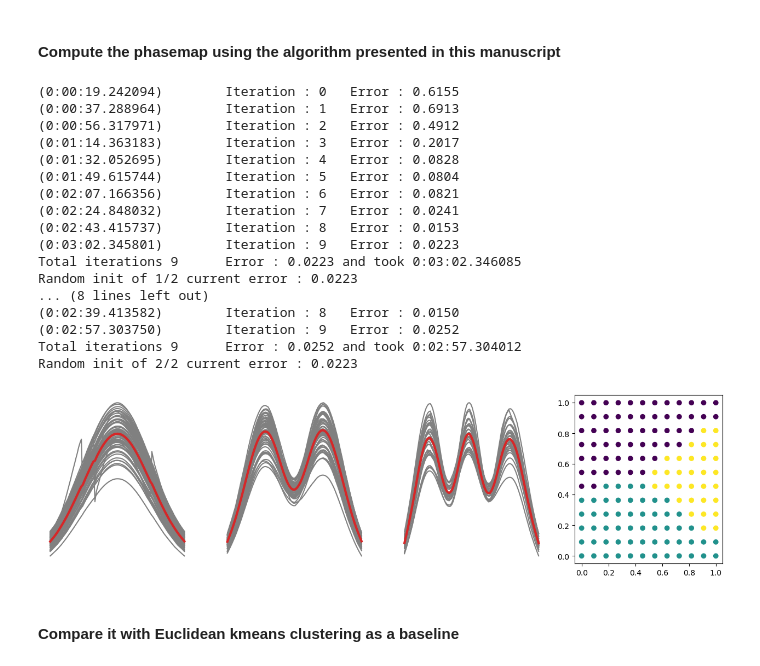
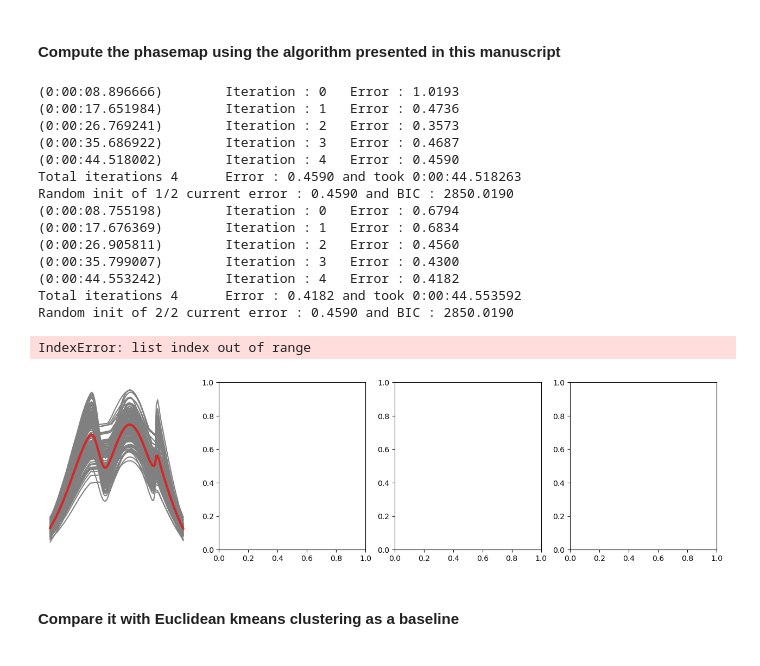
Before and after one commit to pozzo-research-group/autophasemap, a Jupyter notebook: example.ipynb, the cells around one changed output. Cells and saved outputs as stored; diff of their text form; code cells hidden in the pictures.

```diff
--- a/example.ipynb
+++ b/example.ipynb
@@ -112,36 +112,34 @@ def plot(data, out):
 # %% [markdown]
 #### Compute the phasemap using the algorithm presented in this manuscript
 # %%
-N_CLUSTERS = 3
-MAX_ITER = 10
+N_CLUSTERS = 1
+MAX_ITER = 5
 VERBOSE = 3
 
-out_elastic = multi_kmeans_run(2,
+out_elastic, bic = multi_kmeans_run(2,
                                data,
                                N_CLUSTERS,
                                max_iter=MAX_ITER,
                                verbose=VERBOSE,
                                smoothen=True)
 plot(data, out_elastic)
 # %% [output]
-(0:00:19.242094)        Iteration : 0   Error : 0.6155
-(0:00:37.288964)        Iteration : 1   Error : 0.6913
-(0:00:56.317971)        Iteration : 2   Error : 0.4912
-(0:01:14.363183)        Iteration : 3   Error : 0.2017
-(0:01:32.052695)        Iteration : 4   Error : 0.0828
-(0:01:49.615744)        Iteration : 5   Error : 0.0804
-(0:02:07.166356)        Iteration : 6   Error : 0.0821
-(0:02:24.848032)        Iteration : 7   Error : 0.0241
-(0:02:43.415737)        Iteration : 8   Error : 0.0153
-(0:03:02.345801)        Iteration : 9   Error : 0.0223
-Total iterations 9      Error : 0.0223 and took 0:03:02.346085
-Random init of 1/2 current error : 0.0223
-... (8 lines left out)
-(0:02:39.413582)        Iteration : 8   Error : 0.0150
-(0:02:57.303750)        Iteration : 9   Error : 0.0252
-Total iterations 9      Error : 0.0252 and took 0:02:57.304012
-Random init of 2/2 current error : 0.0223
+(0:00:08.896666)        Iteration : 0   Error : 1.0193
+(0:00:17.651984)        Iteration : 1   Error : 0.4736
+(0:00:26.769241)        Iteration : 2   Error : 0.3573
+(0:00:35.686922)        Iteration : 3   Error : 0.4687
+(0:00:44.518002)        Iteration : 4   Error : 0.4590
+Total iterations 4      Error : 0.4590 and took 0:00:44.518263
+Random init of 1/2 current error : 0.4590 and BIC : 2850.0190
+(0:00:08.755198)        Iteration : 0   Error : 0.6794
+(0:00:17.676369)        Iteration : 1   Error : 0.6834
+(0:00:26.905811)        Iteration : 2   Error : 0.4560
+(0:00:35.799007)        Iteration : 3   Error : 0.4300
+(0:00:44.553242)        Iteration : 4   Error : 0.4182
+Total iterations 4      Error : 0.4182 and took 0:00:44.553592
+Random init of 2/2 current error : 0.4590 and BIC : 2850.0190
+IndexError: list index out of range
-[figure, old version]
+[figure, new version]
 # %% [markdown]
 #### Compare it with Euclidean kmeans clustering as a baseline
 # %%
```
Also changed, not shown: parts of 2 cells of this notebook, 2 other files.
